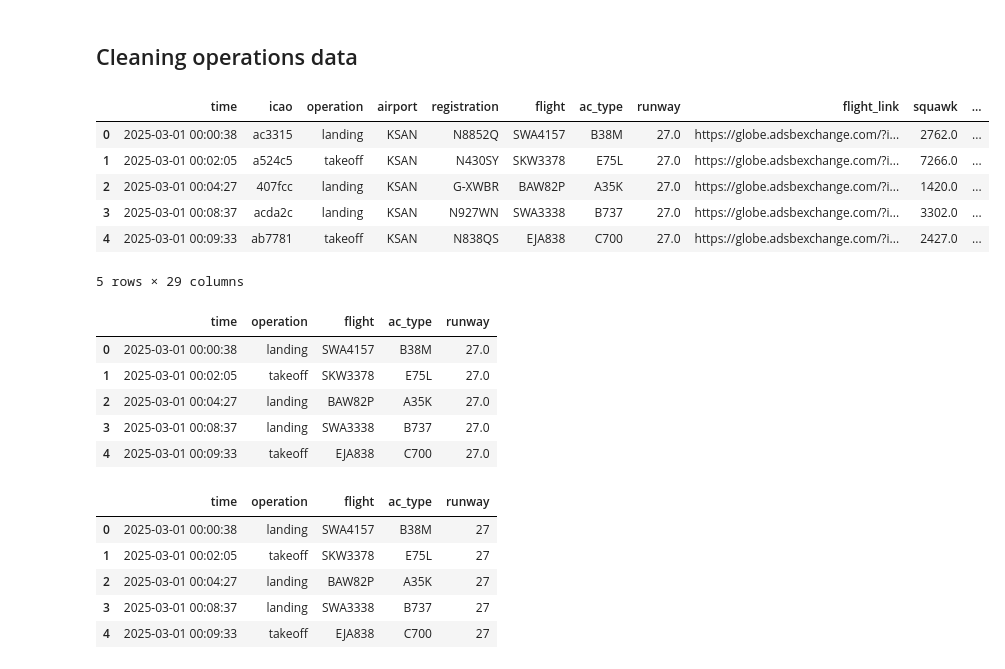
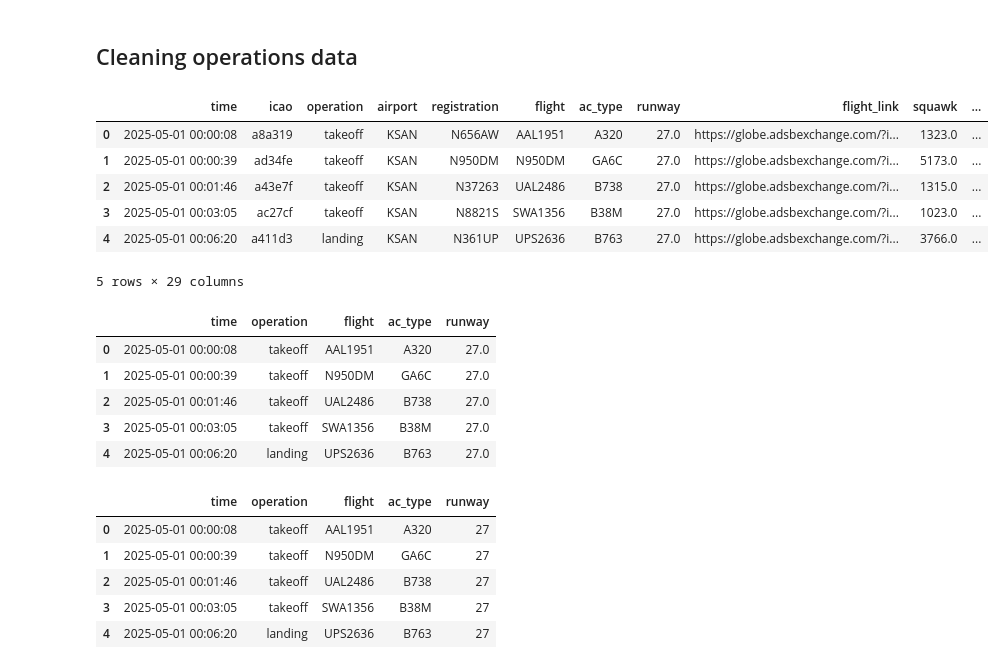
Before and after one commit to ghRevelle/pytc, a Jupyter notebook: Scripts/ProcessingScripts/data_cleaner.ipynb, the cells around one changed output. Drawn from its saved outputs; the diff is of its cells as text; code cells hidden in the pictures.

```diff
--- a/Scripts/ProcessingScripts/data_cleaner.ipynb
+++ b/Scripts/ProcessingScripts/data_cleaner.ipynb
@@ -144,16 +144,16 @@ filtered_aircraft.to_csv('cleaned_data/aircraft_cleaned_20250301.csv', index=Fal
 ## Cleaning operations data
 # %%
 # Load operations data
-filtered_operations = pd.read_csv('filtered_data/filtered_operations_20250301.csv')
+filtered_operations = pd.read_csv('../../Data/filtered_data/filtered_operations_20250501.csv')
 
 filtered_operations.head()
 # %% [output]
 |  | time | icao | operation | airport | registration | flight | ac_type | runway | flight_link | squawk | ... |
-| 0 | 2025-03-01 00:00:38 | ac3315 | landing | KSAN | N8852Q | SWA4157 | B38M | 27.0 | https://globe.adsbexchange.com/?i... | 2762.0 | ... |
-| 1 | 2025-03-01 00:02:05 | a524c5 | takeoff | KSAN | N430SY | SKW3378 | E75L | 27.0 | https://globe.adsbexchange.com/?i... | 7266.0 | ... |
-| 2 | 2025-03-01 00:04:27 | 407fcc | landing | KSAN | G-XWBR | BAW82P | A35K | 27.0 | https://globe.adsbexchange.com/?i... | 1420.0 | ... |
-| 3 | 2025-03-01 00:08:37 | acda2c | landing | KSAN | N927WN | SWA3338 | B737 | 27.0 | https://globe.adsbexchange.com/?i... | 3302.0 | ... |
-| 4 | 2025-03-01 00:09:33 | ab7781 | takeoff | KSAN | N838QS | EJA838 | C700 | 27.0 | https://globe.adsbexchange.com/?i... | 2427.0 | ... |
+| 0 | 2025-05-01 00:00:08 | a8a319 | takeoff | KSAN | N656AW | AAL1951 | A320 | 27.0 | https://globe.adsbexchange.com/?i... | 1323.0 | ... |
+| 1 | 2025-05-01 00:00:39 | ad34fe | takeoff | KSAN | N950DM | N950DM | GA6C | 27.0 | https://globe.adsbexchange.com/?i... | 5173.0 | ... |
+| 2 | 2025-05-01 00:01:46 | a43e7f | takeoff | KSAN | N37263 | UAL2486 | B738 | 27.0 | https://globe.adsbexchange.com/?i... | 1315.0 | ... |
+| 3 | 2025-05-01 00:03:05 | ac27cf | takeoff | KSAN | N8821S | SWA1356 | B38M | 27.0 | https://globe.adsbexchange.com/?i... | 1023.0 | ... |
+| 4 | 2025-05-01 00:06:20 | a411d3 | landing | KSAN | N361UP | UPS2636 | B763 | 27.0 | https://globe.adsbexchange.com/?i... | 3766.0 | ... |
 5 rows × 29 columns
 # %%
 # Remove unnecessary columns from operations data
@@ -185,11 +185,11 @@ filtered_operations.drop(['icao',
 filtered_operations.head()
 # %% [output]
 |  | time | operation | flight | ac_type | runway |
-| 0 | 2025-03-01 00:00:38 | landing | SWA4157 | B38M | 27.0 |
-| 1 | 2025-03-01 00:02:05 | takeoff | SKW3378 | E75L | 27.0 |
-| 2 | 2025-03-01 00:04:27 | landing | BAW82P | A35K | 27.0 |
-| 3 | 2025-03-01 00:08:37 | landing | SWA3338 | B737 | 27.0 |
-| 4 | 2025-03-01 00:09:33 | takeoff | EJA838 | C700 | 27.0 |
+| 0 | 2025-05-01 00:00:08 | takeoff | AAL1951 | A320 | 27.0 |
+| 1 | 2025-05-01 00:00:39 | takeoff | N950DM | GA6C | 27.0 |
+| 2 | 2025-05-01 00:01:46 | takeoff | UAL2486 | B738 | 27.0 |
+| 3 | 2025-05-01 00:03:05 | takeoff | SWA1356 | B38M | 27.0 |
+| 4 | 2025-05-01 00:06:20 | landing | UPS2636 | B763 | 27.0 |
 # %%
 # Convert time to datetime format
 filtered_operations['time'] = pd.to_datetime(filtered_operations['time'], format='%Y-%m-%d %H:%M:%S', errors='coerce')
@@ -200,10 +200,10 @@ filtered_operations['runway'] = pd.to_numeric(filtered_operations['runway'], err
 filtered_operations.head()
 # %% [output]
 |  | time | operation | flight | ac_type | runway |
-| 0 | 2025-03-01 00:00:38 | landing | SWA4157 | B38M | 27 |
-| 1 | 2025-03-01 00:02:05 | takeoff | SKW3378 | E75L | 27 |
-| 2 | 2025-03-01 00:04:27 | landing | BAW82P | A35K | 27 |
-| 3 | 2025-03-01 00:08:37 | landing | SWA3338 | B737 | 27 |
-| 4 | 2025-03-01 00:09:33 | takeoff | EJA838 | C700 | 27 |
+| 0 | 2025-05-01 00:00:08 | takeoff | AAL1951 | A320 | 27 |
+| 1 | 2025-05-01 00:00:39 | takeoff | N950DM | GA6C | 27 |
+| 2 | 2025-05-01 00:01:46 | takeoff | UAL2486 | B738 | 27 |
+| 3 | 2025-05-01 00:03:05 | takeoff | SWA1356 | B38M | 27 |
+| 4 | 2025-05-01 00:06:20 | landing | UPS2636 | B763 | 27 |
 # %%
 # Save data
```
Also changed, not shown: parts of 8 cells of this notebook, 7 other files.
